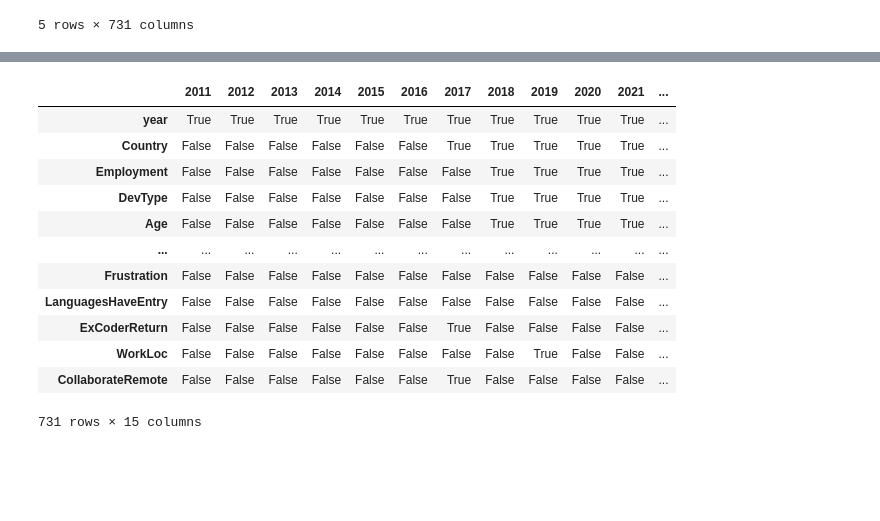
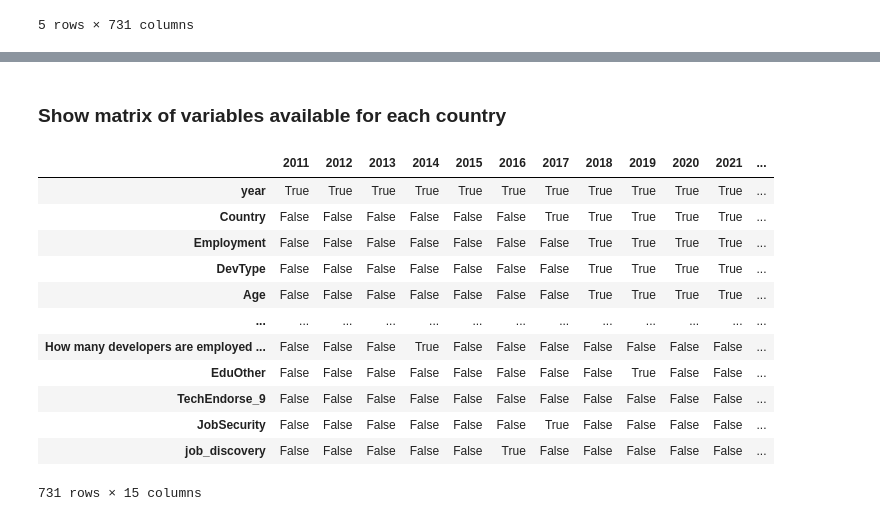
Before and after one commit to chloepar/Slack_Overflow_Survey_Exploration_DSBA6211, a Jupyter notebook: 6211_Final_Project.ipynb, the cells around one changed output, grey strips where cells are left out. Cells and saved outputs as stored; diff of their text form; code cells hidden in the pictures; blank space fills up the shorter version.

```diff
--- a/6211_Final_Project.ipynb
+++ b/6211_Final_Project.ipynb
@@ -13,6 +9,10 @@ headers = {
 # %% [markdown]
 ### Load surveys for 2011 - 2015, 2017 - 2025 (2016 has a different folder format)
 # %%
+
+headers = {
+    'User-Agent': 'Mozilla/5.0 (Windows NT 10.0; Win64; x64) AppleWebKit/537.36 (KHTML, like Gecko) Chrome/115.0 Safari/537.36'
+}
 
 def find_csv_in_dir(directory):
     for root, dirs, files in os.walk(directory):
@@ -21,22 +21,19 @@ def find_csv_in_dir(directory):
                 return os.path.join(root, file)
     raise FileNotFoundError(f"No CSV found in {directory}")
 
-# Define available years
 available_years = range(2011, 2026)
 dfs = {}
-
-# Retry settings
 max_retries = 10
-base_delay = 30  # seconds
+base_delay = 30
 
 for year in available_years:
     url = f'https://survey.stackoverflow.co/datasets/stack-overflow-developer-survey-{year}.zip'
-    extract_path = f'/content/survey_{year}'
+    extract_path = os.path.join(tempfile.gettempdir(), f'survey_{year}')
     print(f"\n📦 Processing {year}...")
 
     for attempt in range(1, max_retries + 1):
         try:
-            r = requests.get(url)
+            r = requests.get(url, headers=headers, stream=True, timeout=60)
             content_type = r.headers.get('Content-Type', '')
 
             if r.status_code == 429:
@@ -51,20 +48,19 @@ for year in available_years:
 
                 csv_path = find_csv_in_dir(extract_path)
                 df = pd.read_csv(csv_path, encoding='ISO-8859-1')
-                df['year'] = year  # Add the year column
+                df['year'] = year
                 dfs[year] = df
                 print(f"✅ Loaded {year} survey with {len(df)} rows.")
-                break  # success, exit retry loop
+                break
             else:
                 print(f"❌ Failed for {year}: Status {r.status_code}, Content-Type {content_type}")
-                break  # don't retry non-429 failures
+                break
 
         except zipfile.BadZipFile:
             print(f"⚠️ Invalid ZIP file for {year}. Attempt {attempt}/{max_retries}")
         except Exception as e:
             print(f"⚠️ Error on attempt {attempt}/{max_retries} for {year}: {e}")
 
-        # Exponential backoff before next retry
         wait = base_delay * (2 ** (attempt - 1))
         print(f"🔁 Retrying in {wait} seconds...")
         time.sleep(wait)
@@ -164,0 +172,21 @@ for year, df in dfs.items():
+# %%
+pd.set_option('display.max_columns', None)
+
+def drop_unnamed_columns(df):
+    """Drops columns that start with 'Unnamed:' from a DataFrame."""
+    cols_to_drop = [col for col in df.columns if re.match(r'Unnamed: \d+', col)]
+    if cols_to_drop:
+        print(f"Dropping columns: {cols_to_drop}")
+        df = df.drop(columns=cols_to_drop)
+    return df
+
+# Drop unnamed columns from each DataFrame in the dictionary
+for year, df in dfs.items():
+    dfs[year] = drop_unnamed_columns(df)
+    print(f"DataFrame for year {year} after dropping unnamed columns:")
+    display(dfs[year].head())
+
+# # Drop unnamed columns from the 2016 DataFrame
+# df_2016 = drop_unnamed_columns(df_2016)
+# print("DataFrame for year 2016 after dropping unnamed columns:")
+# display(df_2016.head())
@@ -255,39 +280,41 @@ df.describe(include='all').T
+# %% [markdown]
+### Show matrix of variables available for each country
 # %%
 # Identify columns in each DataFrame for all available years
-all_years = list(dfs.keys()) + [2016] # Include 2016 in the list of years
-cols_by_year = {year: set(dfs[year].columns) if year != 2016 else set(df_2016.columns) for year in all_years}
+all_years = list(dfs.keys())
+cols_by_year = {year: set(dfs[year].columns) for year in all_years}
 
 # Get all unique columns across all years
 all_unique_cols = set().union(*cols_by_year.values())
 
 # Create a dictionary to store column presence in each year
 column_presence = {year: [col in cols_by_year[year] for col in all_unique_cols] for year in all_years}
 
 # Create a pandas DataFrame (matrix) from the dictionary
 column_matrix = pd.DataFrame(column_presence, index=list(all_unique_cols))
 
 # Add a column to count the number of dataframes the column is in
 column_matrix['PresenceCount'] = column_matrix.sum(axis=1)
 
 # Sort the matrix by 'PresenceCount' in descending order
 column_matrix_sorted = column_matrix.sort_values(by='PresenceCount', ascending=False)
 
 # Drop the 'PresenceCount' column for the final display
 column_matrix_sorted = column_matrix_sorted.drop(columns=['PresenceCount'])
 
 # Display the sorted matrix
 display(column_matrix_sorted)
 # %% [output]
 |  | 2011 | 2012 | 2013 | 2014 | 2015 | 2016 | 2017 | 2018 | 2019 | 2020 | 2021 | ... |
 | year | True | True | True | True | True | True | True | True | True | True | True | ... |
 | Country | False | False | False | False | False | False | True | True | True | True | True | ... |
 | Employment | False | False | False | False | False | False | False | True | True | True | True | ... |
 | DevType | False | False | False | False | False | False | False | True | True | True | True | ... |
 | Age | False | False | False | False | False | False | False | True | True | True | True | ... |
 | ... | ... | ... | ... | ... | ... | ... | ... | ... | ... | ... | ... | ... |
-| Frustration | False | False | False | False | False | False | False | False | False | False | False | ... |
-| LanguagesHaveEntry | False | False | False | False | False | False | False | False | False | False | False | ... |
-| ExCoderReturn | False | False | False | False | False | False | True | False | False | False | False | ... |
-| WorkLoc | False | False | False | False | False | False | False | False | True | False | False | ... |
-| CollaborateRemote | False | False | False | False | False | False | True | False | False | False | False | ... |
+| How many developers are employed ... | False | False | False | True | False | False | False | False | False | False | False | ... |
+| EduOther | False | False | False | False | False | False | False | False | True | False | False | ... |
+| TechEndorse_9 | False | False | False | False | False | False | False | False | False | False | False | ... |
+| JobSecurity | False | False | False | False | False | False | True | False | False | False | False | ... |
+| job_discovery | False | False | False | False | False | True | False | False | False | False | False | ... |
 731 rows × 15 columns
```
Also changed, not shown: parts of 16 cells of this notebook.
